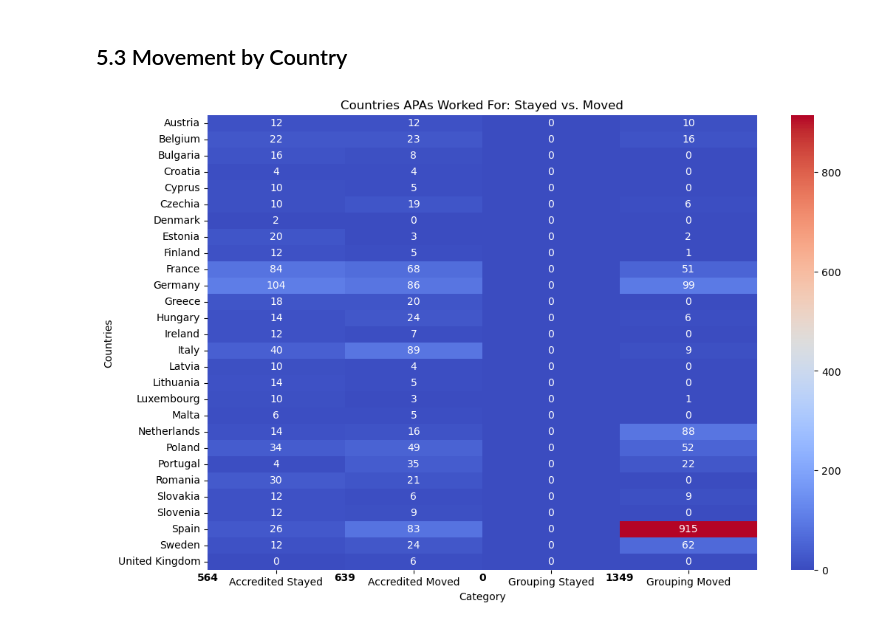
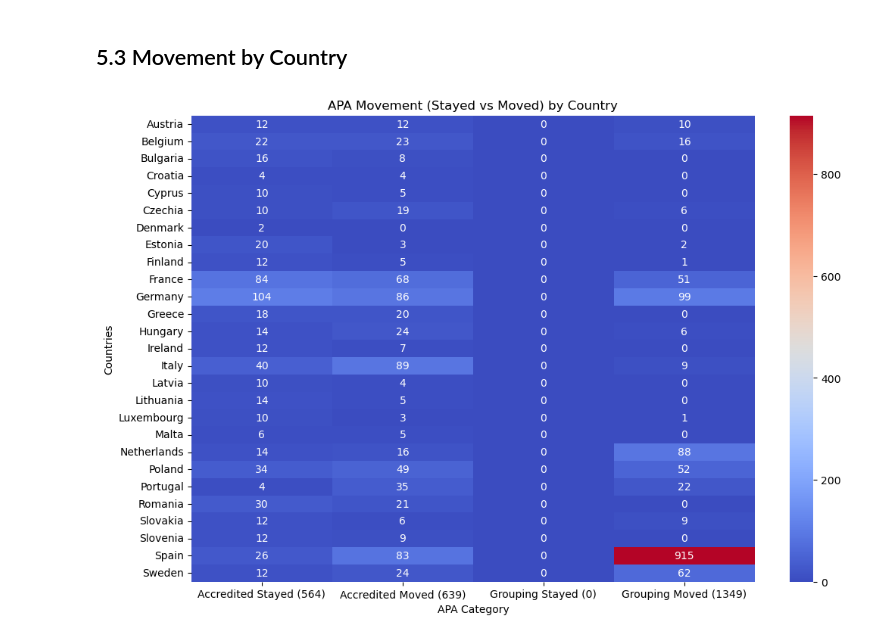
Before and after one commit to emilia-c/AMO-Work, a Jupyter notebook: assistant task/compare 9th & 10th term/apa_movement.ipynb, the cells around one changed output. Saved outputs shown, nothing was run; the diff lists cells and outputs as text; code cells hidden in the pictures.

```diff
--- a/assistant task/compare 9th & 10th term/apa_movement.ipynb
+++ b/assistant task/compare 9th & 10th term/apa_movement.ipynb
@@ -1365,42 +1521,39 @@ else:
     raise KeyError("details_9 and details_10 are missing in accredited_mep_mapping.")
 
 if 'details_9' in accredited_grouping_mep_mapping.columns and 'details_10' in accredited_grouping_mep_mapping.columns:
     grouping_stayed = aggregate_countries(accredited_grouping_mep_mapping, 'Stayed')
     grouping_moved = aggregate_countries(accredited_grouping_mep_mapping, 'Moved')
 else:
     raise KeyError("details_9 and details_10 are missing in accredited_grouping_mep_mapping.")
 
 # Combine counts into a DataFrame for the heatmap
 heatmap_data = pd.DataFrame({
     'Accredited Stayed': accredited_stayed,
     'Accredited Moved': accredited_moved,
     'Grouping Stayed': grouping_stayed,
     'Grouping Moved': grouping_moved
 }).fillna(0)  # Fill NaN values with 0 for the heatmap
 
-# Calculate totals for each column (we'll add this at the bottom, but it won't be included in the heatmap)
+# Calculate totals for each column
 totals = heatmap_data.sum(axis=0)
 
-# Add a new row with the totals at the bottom of the DataFrame
-heatmap_data.loc['Total'] = totals
+# Modify column names to include totals
+heatmap_data.columns = [
+    f"{col} ({int(total)})" for col, total in zip(heatmap_data.columns, totals)
+]
 
 # Plot the heatmap (excluding the total row from the color scale)
 plt.figure(figsize=(12, 8))
 
-# Plot the heatmap data excluding the total row for color scaling
+# Exclude the "Total" row for the heatmap's color scaling
 sns.heatmap(heatmap_data.iloc[:-1], annot=True, cmap='coolwarm', fmt='.0f')
 
-# Add the totals row as a separate row using plt.text, avoiding it being included in the color scale
-# Positioning the totals row manually, just below the heatmap.
-for i, col in enumerate(heatmap_data.columns):
-    plt.text(i, len(heatmap_data) - 0.5, int(totals[col]), ha='center', va='center', fontsize=10, color='black', weight='bold')
-
 # Title and labels
-plt.title('Countries APAs Worked For: Stayed vs. Moved')
+plt.title('APA Movement (Stayed vs Moved) by Country')
 plt.ylabel('Countries')
-plt.xlabel('Category')
+plt.xlabel('APA Category')
 
 # Show the plot
 plt.show()
 # %% [output]
-[figure, old version]
+[figure, new version]
```
Also changed, not shown: parts of 22 cells of this notebook, 9 other files.
